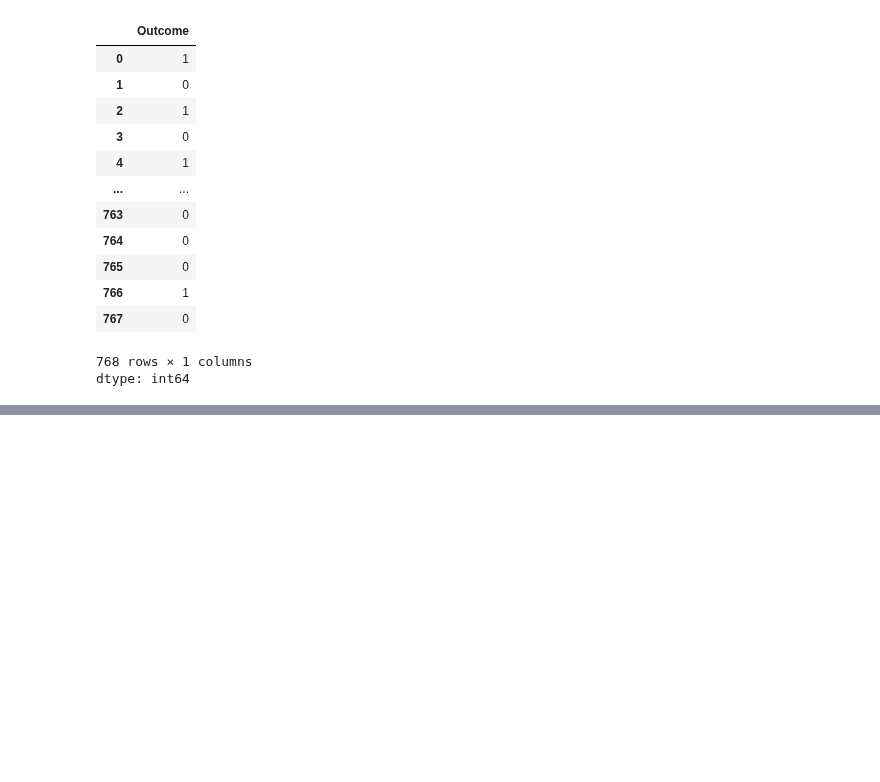
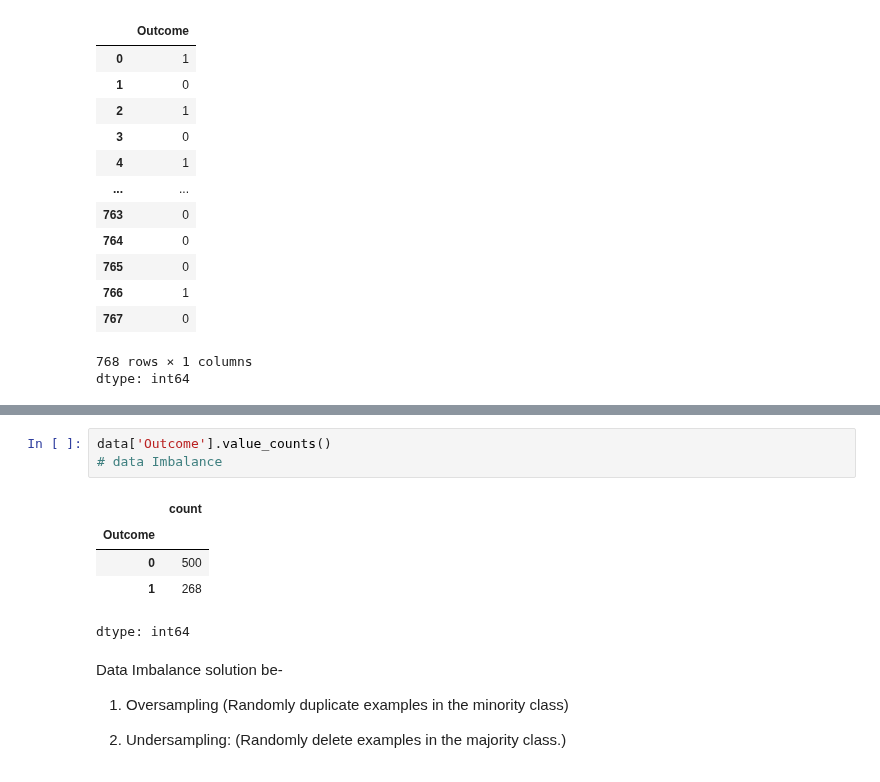
Before and after one commit to Rishabh9559/Data_science, a Jupyter notebook: Phase 2: Machine Learning for Data Science/Logistic Implement/logistic_Regression_Implement.ipynb, the cells around one changed output, grey strips where cells are left out. Cells and saved outputs as stored; diff of their text form; blank space fills up the shorter version.

```diff
--- a/Phase 2: Machine Learning for Data Science/Logistic Implement/logistic_Regression_Implement.ipynb
+++ b/Phase 2: Machine Learning for Data Science/Logistic Implement/logistic_Regression_Implement.ipynb
@@ -110,0 +154,15 @@ dtype: int64
+# %%
+data['Outcome'].value_counts()
+# data Imbalance
+# %% [output]
+|  | count |
+| Outcome |  |
+| 0 | 500 |
+| 1 | 268 |
+dtype: int64
+# %% [markdown]
+Data Imbalance solution be-
+
+1. Oversampling (Randomly duplicate examples in the minority class)
+
+2. Undersampling: (Randomly delete examples in the majority class.)
```
Also changed, not shown: parts of 5 cells of this notebook.
